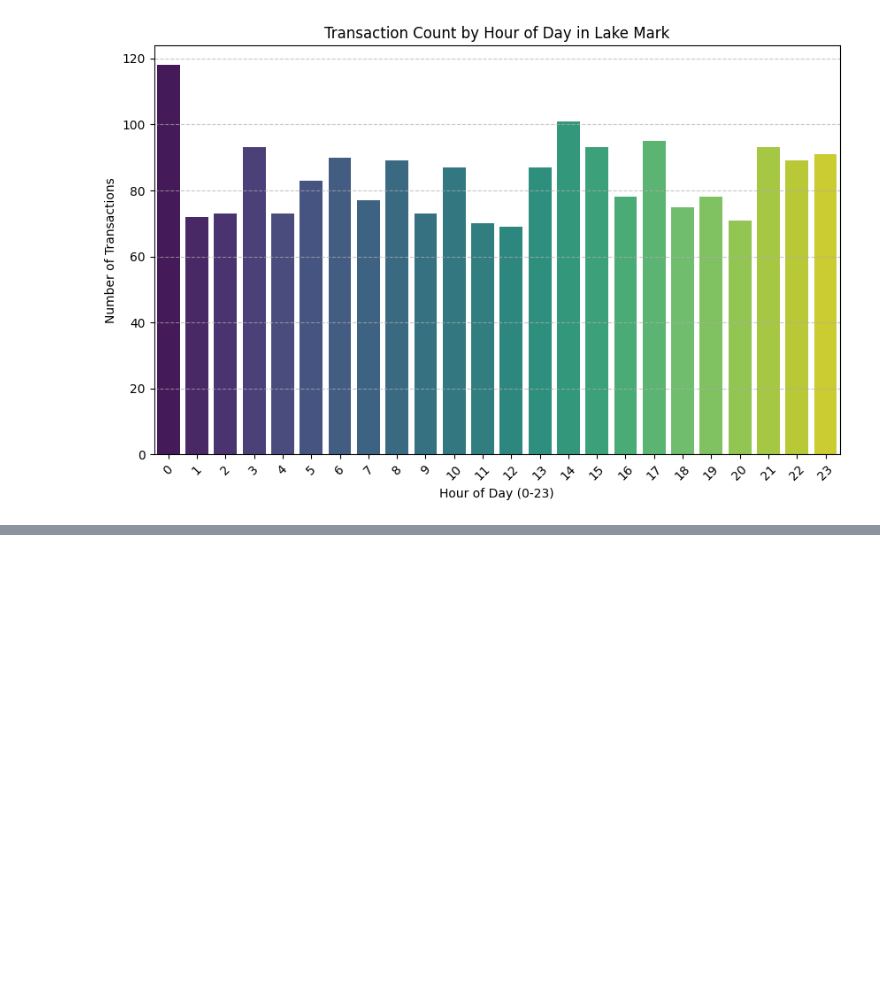
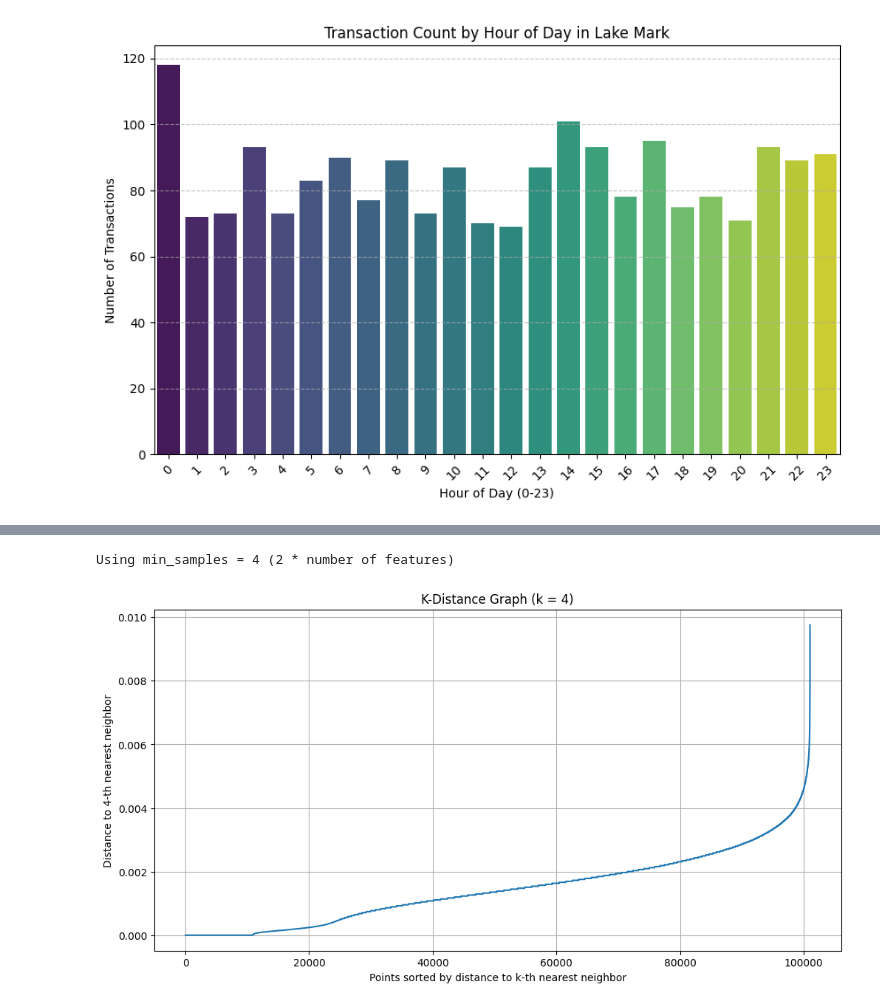
Before and after one commit to TechX-Resources/PersonalFinanceChatbot, a Jupyter notebook: data_preparation_notebook.ipynb, the cells around one changed output, grey strips where cells are left out. Saved outputs shown, nothing was run; the diff lists cells and outputs as text; code cells hidden in the pictures; blank space fills up the shorter version.

Commit message:
updated code(DBSCAN)

```diff
--- a/data_preparation_notebook.ipynb
+++ b/data_preparation_notebook.ipynb
@@ -306,0 +354,50 @@ Passing `palette` without assigning `hue` is deprecated and will be removed in v
+# %%
+#DBSCAN has two crucial parameters that need to be set:
+#eps (epsilon): This defines the maximum distance between two samples for one to be considered as in the neighborhood of the other. It's like the radius of the circle around each data point.
+
+#min_samples: This is the number of samples  in a neighborhood for a point to be considered as a core point. A core point is a point that is dense enough to be the center of a cluster.
+
+#for min_samples = 2 * #features =4
+
+from sklearn.neighbors import NearestNeighbors #  for k-distance plot
+
+# --- Determining optimal 'eps' using K-Distance Graph ---
+
+# Set k (min_samples) based on  (2 * number of features)
+min_samples_val = 4 # Using scaled_df as it's the DataFrame version of SCALED_FEATURES
+print(f"Using min_samples = {min_samples_val} (2 * number of features)")
+
+# Fit the NearestNeighbors model to the scaled data
+# n_neighbors is k + 1 because the point itself is included in its own neighborhood
+neighbors = NearestNeighbors(n_neighbors=min_samples_val + 1) #if we want the distance to the 4th nearest other neighbor, we ask for 5 neighbors. we are tying ot find the 4 closetst points to each point
+neighbors_fit = neighbors.fit(scaled_df) #his line trains the NearestNeighbors model by building an efficient internal data structure, from 'scaled_df', enabling rapid lookups for closest points in later steps.
+
+# Get the distances and indices of the nearest neighbors
+distances, indices = neighbors_fit.kneighbors(scaled_df)
+
+# Sort the distances (specifically the k-th distance for each point)
+# The last column of 'distances' array contains the distance to the (k+1)-th nearest neighbor,
+# which is effectively the k-th nearest unique neighbor if we exclude the point itself.
+distances = np.sort(distances[:, min_samples_val], axis=0) #sort teh distances
+
+# Plot the K-Distance Graph
+plt.figure(figsize=(12, 6))
+plt.plot(distances)
+plt.title(f'K-Distance Graph (k = {min_samples_val})')
+plt.xlabel('Points sorted by distance to k-th nearest neighbor')
+plt.ylabel(f'Distance to {min_samples_val}-th nearest neighbor')
+plt.grid(True)
+plt.show()
+
+
+
+#After looking at teh graph: the elbow point is 0.004
+#For DBSCAN, this 0.004 will be the eps (epsilon) parameter.
+
+#It means that any two data points in the scaled_df are considered neighbors if the Euclidean distance between them is less than or equal to 0.004.
+
+#eps = 0.004 (the value  identified from the K-Distance graph)
+#min_samples = 4 --> 2 * number_of_features
+# %% [output]
+Using min_samples = 4 (2 * number of features)
+[figure, added]
```
Also changed, not shown: parts of 4 cells of this notebook.
